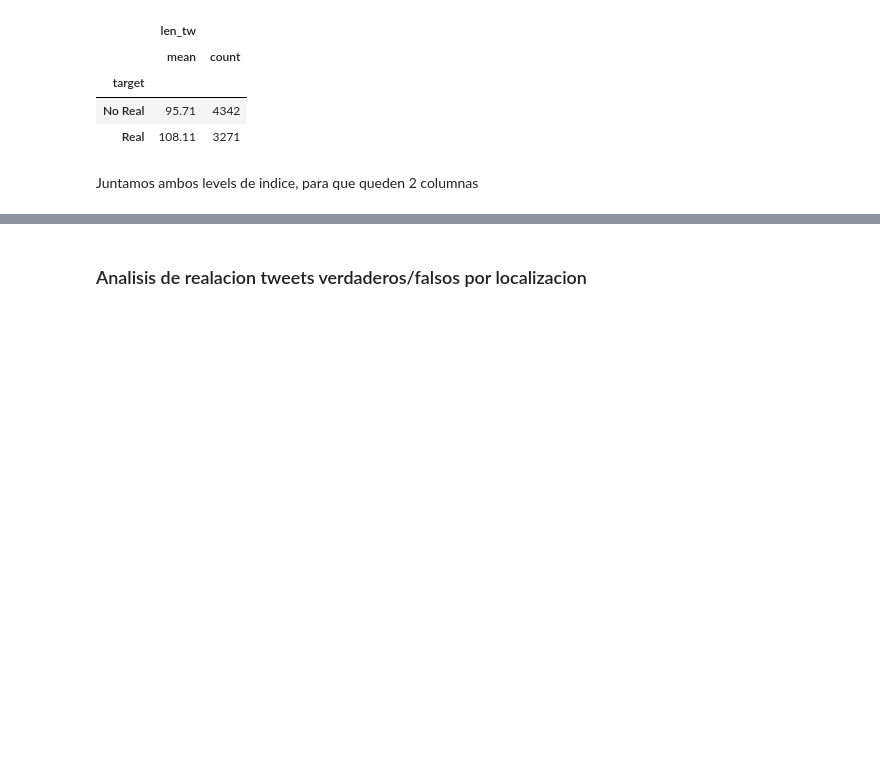
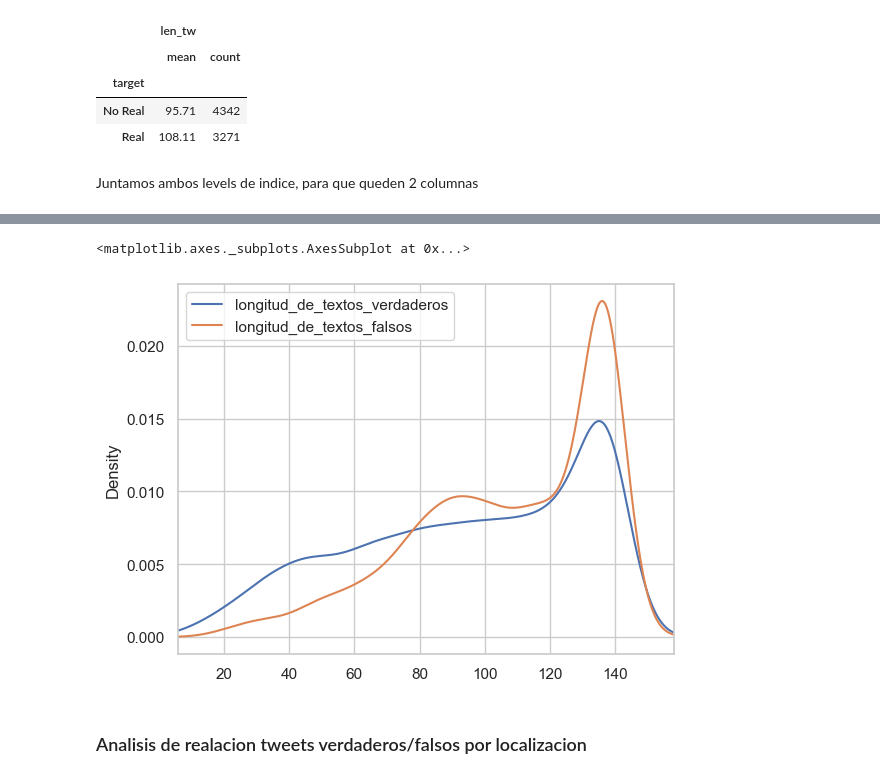
Before and after one commit to GIBelletti/TP1-7506-datos, a Jupyter notebook: TP1.ipynb, the cells around one changed output, grey strips where cells are left out. Cells and saved outputs as stored; diff of their text form; code cells hidden in the pictures; blank space fills up the shorter version.

Commit message:
graficos y loc/len

```diff
--- a/TP1.ipynb
+++ b/TP1.ipynb
@@ -135,3 +139,14 @@ grouped_by_target.head()
+# %%
+minimo = tweets['len_tw'].min()
+maximo = tweets['len_tw'].max()
+rango = (minimo - 1, maximo + 1)
+tweets.loc[tweets['target'] == 'No Real', 'longitud_de_textos_verdaderos'] = tweets['len_tw']
+tweets.loc[tweets['target'] == 'Real', 'longitud_de_textos_falsos'] = tweets['len_tw']
+grafico = tweets[['longitud_de_textos_verdaderos','longitud_de_textos_falsos']]
+grafico.plot(kind='density', xlim=rango)
+# %% [output]
+<matplotlib.axes._subplots.AxesSubplot at 0x...>
+[figure, added]
 # %% [markdown]
 ### Analisis de realacion tweets verdaderos/falsos por localizacion
 # %% [markdown]
```
Also changed, not shown: parts of 13 cells of this notebook.
